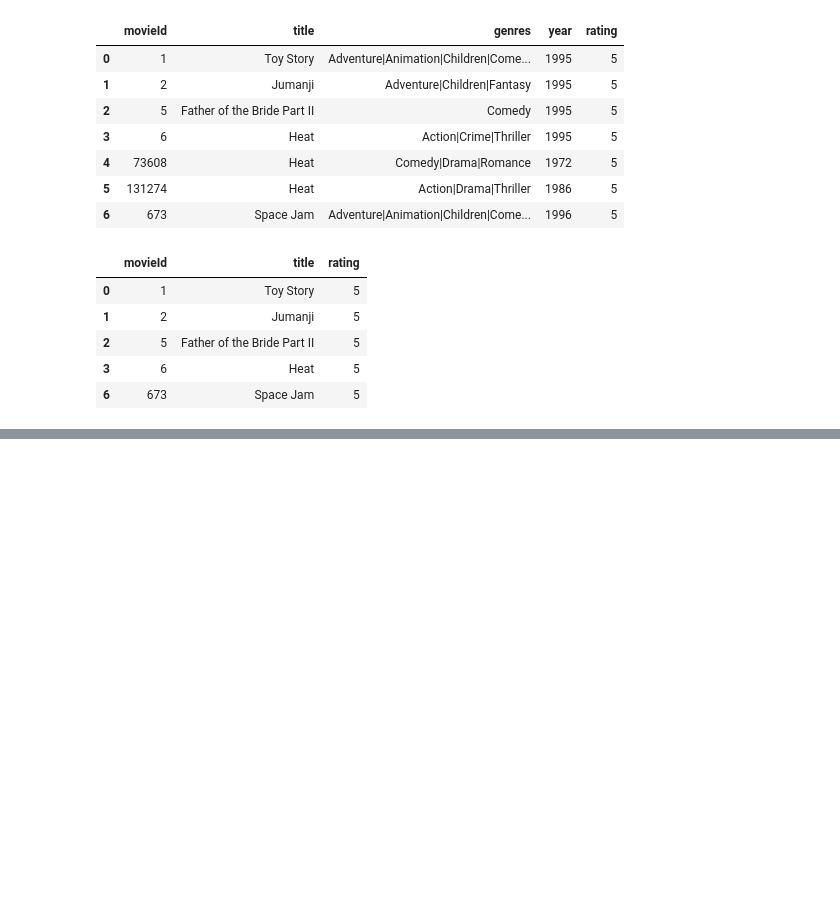
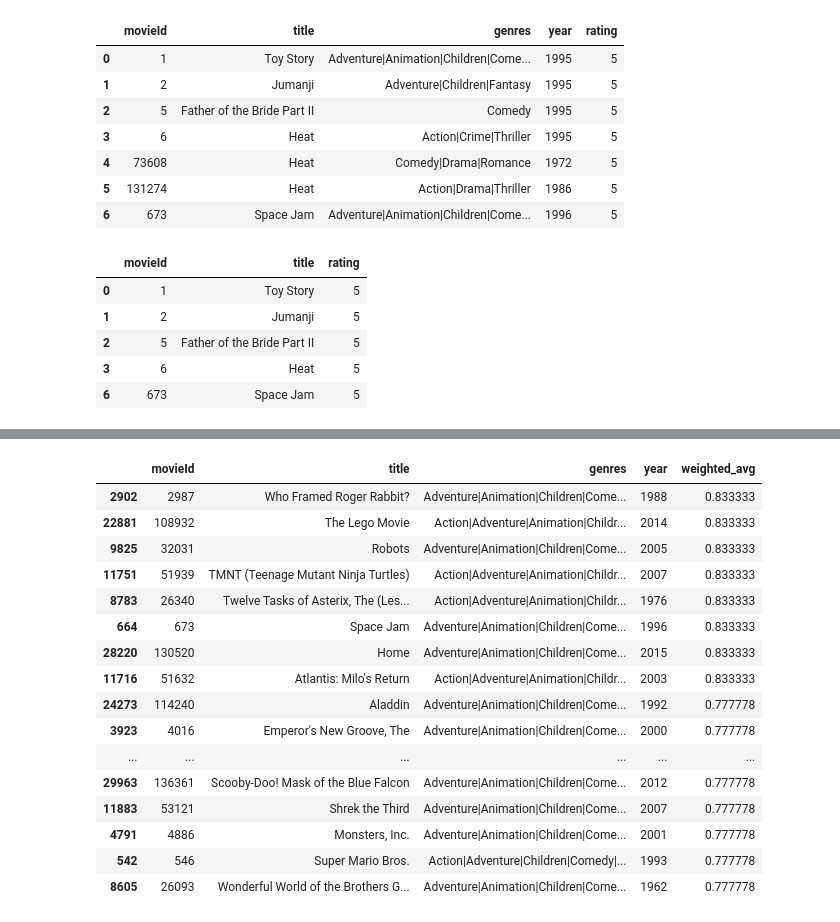
Before and after one commit to ipekgulsencelik/Python_Bootcamp, a Jupyter notebook: 03_Pandas/07_Lab.ipynb, the cells around one changed output, grey strips where cells are left out. Cells and saved outputs as stored; diff of their text form; code cells hidden in the pictures; blank space fills up the shorter version.

```diff
--- a/03_Pandas/07_Lab.ipynb
+++ b/03_Pandas/07_Lab.ipynb
@@ -341,0 +415,6 @@ df_user_favorite_genres.shape # displaying the shape of the df_user_favorite_gen
+# %%
+recomendation_matrix = pd.DataFrame(
+    (movie_matrix * user_profile_matrix).sum(axis=1) / user_profile_matrix.sum() # performing a matrix multiplication between the movie_matrix dataframe and the user_profile_matrix dataframe to get the weighted sum of the genres for each movie and then dividing it by the sum of the user_profile_matrix to get the average rating for each genre for each movie and creating a new dataframe called recomendation_matrix with the average rating for each genre for each movie and we will use this recomendation_matrix dataframe to analyze the genres of the movies in the dataframe and we will also display the first few rows of the recomendation_matrix dataframe to see the changes made to the dataframe after performing the matrix multiplication and division to create a new dataframe with the average rating for each genre for each movie
+) # creating a new dataframe called recomendation_matrix by performing a matrix multiplication between the movie_matrix dataframe and the user_profile_matrix dataframe to get the weighted sum of the genres for each movie and then dividing it by the sum of the user_profile_matrix to get the average rating for each genre for each movie and we will use this recomendation_matrix dataframe to analyze the genres of the movies in the dataframe and we will also display the first few rows of the recomendation_matrix dataframe to see the changes made to the dataframe after performing the matrix multiplication and division to create a new dataframe with the average rating for each genre for each movie
+
+recomendation_matrix
@@ -341,0 +436,4 @@ df_user_favorite_genres.shape # displaying the shape of the df_user_favorite_gen
+# %%
+recomendation_matrix.columns = ['weighted_avg'] # renaming the column of the recomendation_matrix dataframe to 'weighted_avg' to indicate that the values in the column represent the weighted average rating for each genre for each movie and we will use this modified dataframe to analyze the genres of the movies in the dataframe and we will also display the first few rows of the modified dataframe to see the changes made to the dataframe after renaming the column to 'weighted_avg' to indicate that the values in the column represent the weighted average rating for each genre for each movie
+
+recomendation_matrix
@@ -341,0 +455,8 @@ df_user_favorite_genres.shape # displaying the shape of the df_user_favorite_gen
+# %%
+recomendation_matrix.sort_values(
+    by='weighted_avg', # specifying the column we want to sort the dataframe by using the by parameter and passing the name of the column we want to sort by and using
+    ascending=False, # specifying that we want to sort the dataframe in descending order by using the ascending parameter and setting it to False to get the movies with the highest weighted average rating for each genre at the top of the dataframe and using
+    inplace=True # specifying that we want to modify the original dataframe in place by using the inplace parameter and setting it to True to avoid creating a new dataframe and using
+) # sorting the recomendation_matrix dataframe by the 'weighted_avg' column in descending order to get the movies with the highest weighted average rating for each genre at the top of the dataframe and we will use this sorted dataframe to analyze the genres of the movies in the dataframe and we will also display the first few rows of the sorted dataframe to see the changes made to the dataframe after sorting it by the 'weighted_avg' column in descending order to get the movies with the highest weighted average rating for each genre at the top of the dataframe
+
+recomendation_matrix.head()
@@ -341,0 +471,9 @@ df_user_favorite_genres.shape # displaying the shape of the df_user_favorite_gen
+# %%
+df_result = pd.merge(
+    left=df_movie_copy, # specifying the left dataframe we want to merge by using the left parameter and passing the name of the dataframe we want to merge and using
+    right=recomendation_matrix, # specifying the right dataframe we want to merge by using the right parameter and passing the name of the dataframe we want to merge and using
+    how='inner', # specifying the type of merge we want to perform by using the how parameter and setting it to 'inner' to perform an inner join and using
+    on='movieId' # specifying the column we want to merge the dataframes on by using the on parameter and passing the name of the column we want to merge on and using
+) # merging the df_movie_copy dataframe with the recomendation_matrix dataframe on the movieId column using an inner join to create a new dataframe called df_result that contains the movie titles and their corresponding weighted average ratings for each genre and we will use this df_result dataframe to analyze the genres of the movies in the dataframe and we will also display the first few rows of the df_result dataframe to see the changes made to the dataframe after merging it with the recomendation_matrix dataframe on the movieId column using an inner join
+
+df_result.head()
@@ -341,0 +487,26 @@ df_user_favorite_genres.shape # displaying the shape of the df_user_favorite_gen
+# %%
+df_result.sort_values(
+    by='weighted_avg', # specifying the column we want to sort the dataframe by using the by parameter and passing the name of the column we want to sort by and using
+    ascending=False, # specifying that we want to sort the dataframe in descending order by using the ascending parameter and setting it to False to get the movies with the highest weighted average rating for each genre at the top of the dataframe and using
+    inplace=True # specifying that we want to modify the original dataframe in place by using the inplace parameter and setting it to True to avoid creating a new dataframe and using
+) # sorting the df_result dataframe by the 'weighted_avg' column in descending order to get the movies with the highest weighted average rating for each genre at the top of the dataframe and we will use this sorted dataframe to analyze the genres of the movies in the dataframe and we will also display the first few rows of the sorted dataframe to see the changes made to the dataframe after sorting it by the 'weighted_avg' column in descending order to get the movies with the highest weighted average rating for each genre at the top of the dataframe
+
+df_result.head(20)
+# %% [output]
+|  | movieId | title | genres | year | weighted_avg |
+| 2902 | 2987 | Who Framed Roger Rabbit? | Adventure|Animation|Children|Come... | 1988 | 0.833333 |
+| 22881 | 108932 | The Lego Movie | Action|Adventure|Animation|Childr... | 2014 | 0.833333 |
+| 9825 | 32031 | Robots | Adventure|Animation|Children|Come... | 2005 | 0.833333 |
+| 11751 | 51939 | TMNT (Teenage Mutant Ninja Turtles) | Action|Adventure|Animation|Childr... | 2007 | 0.833333 |
+| 8783 | 26340 | Twelve Tasks of Asterix, The (Les... | Action|Adventure|Animation|Childr... | 1976 | 0.833333 |
+| 664 | 673 | Space Jam | Adventure|Animation|Children|Come... | 1996 | 0.833333 |
+| 28220 | 130520 | Home | Adventure|Animation|Children|Come... | 2015 | 0.833333 |
+| 11716 | 51632 | Atlantis: Milo's Return | Action|Adventure|Animation|Childr... | 2003 | 0.833333 |
+| 24273 | 114240 | Aladdin | Adventure|Animation|Children|Come... | 1992 | 0.777778 |
+| 3923 | 4016 | Emperor's New Groove, The | Adventure|Animation|Children|Come... | 2000 | 0.777778 |
+| ... | ... | ... | ... | ... | ... |
+| 29963 | 136361 | Scooby-Doo! Mask of the Blue Falcon | Adventure|Animation|Children|Come... | 2012 | 0.777778 |
+| 11883 | 53121 | Shrek the Third | Adventure|Animation|Children|Come... | 2007 | 0.777778 |
+| 4791 | 4886 | Monsters, Inc. | Adventure|Animation|Children|Come... | 2001 | 0.777778 |
+| 542 | 546 | Super Mario Bros. | Action|Adventure|Children|Comedy|... | 1993 | 0.777778 |
+| 8605 | 26093 | Wonderful World of the Brothers G... | Adventure|Animation|Children|Come... | 1962 | 0.777778 |
```
Also changed, not shown: parts of 18 cells of this notebook, 1 other file.
